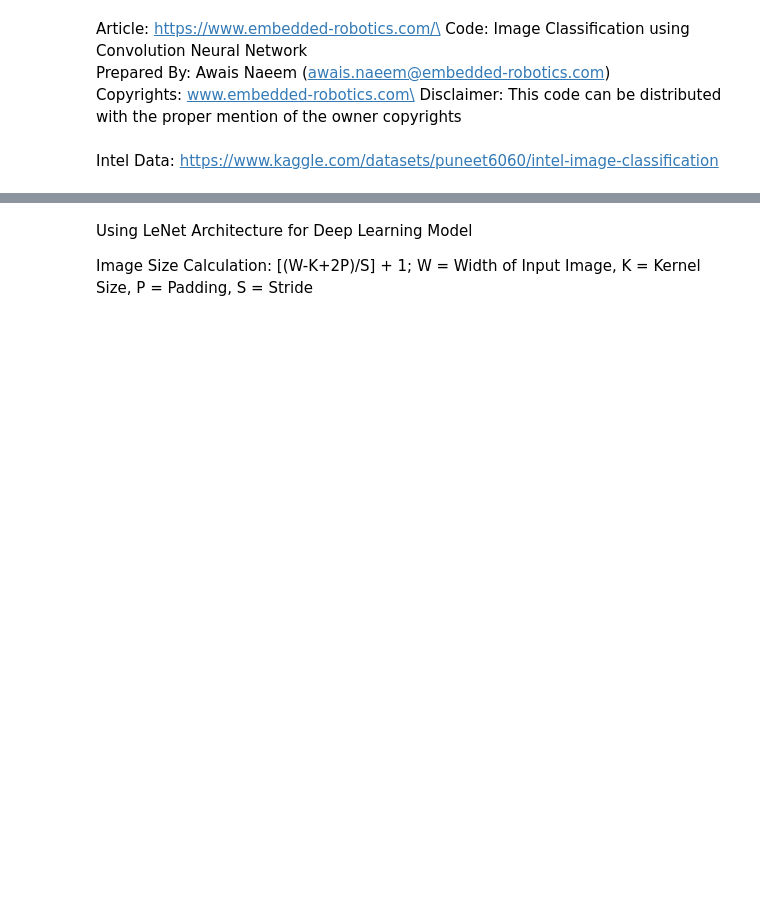
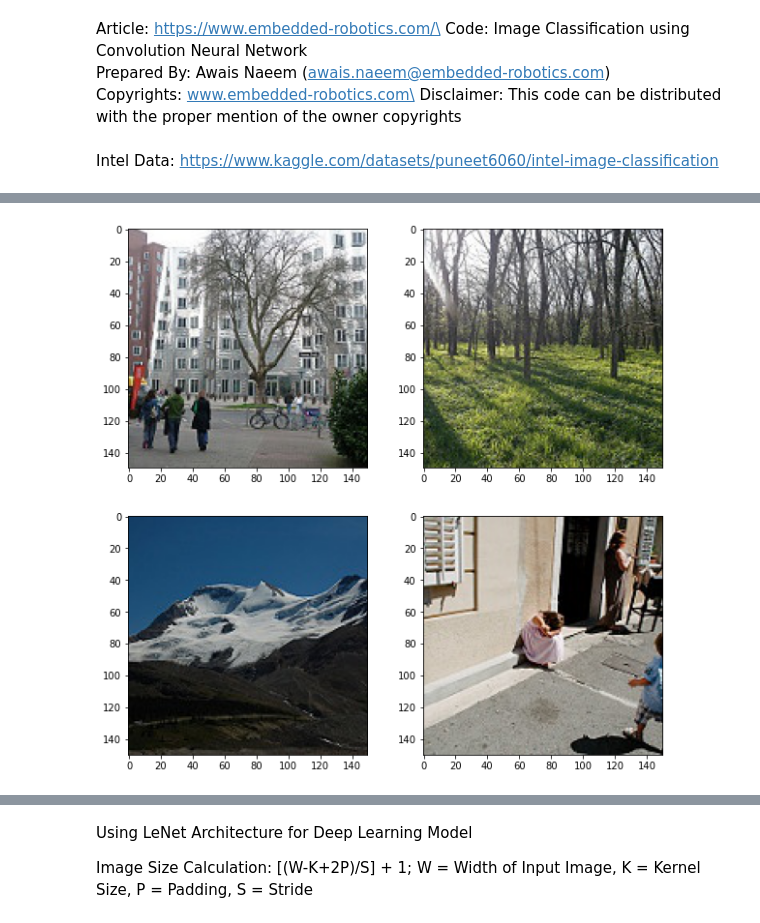
Before and after one commit to embedded-robotics/datascience, a Jupyter notebook: pytorch_cnn_intel_image_classification/pytorch_cnn_intel_image_classification.ipynb, the cells around one changed output, grey strips where cells are left out. Cells and saved outputs as stored; diff of their text form; code cells hidden in the pictures; blank space fills up the shorter version.

```diff
--- a/pytorch_cnn_intel_image_classification/pytorch_cnn_intel_image_classification.ipynb
+++ b/pytorch_cnn_intel_image_classification/pytorch_cnn_intel_image_classification.ipynb
@@ -37,6 +37,7 @@ for (out_class, out_label) in classes_dict.items():
         img = imread(img_path)
         img = img/255.0
         img = resize(img, (150,150,3), anti_aliasing=True)
+        img = img.astype('float32')
         train_X.append(img)
         train_y.append(out_label)
 # %%
@@ -74,14 +73,16 @@ print('Train y:', test_y.shape)
 # %%
 plt.figure(figsize=(10,10))
 plt.subplot(221)
 plt.imshow(train_X[0], cmap='gray')
 plt.subplot(222)
-plt.imshow(train_X[20], cmap='gray')
+plt.imshow(train_X[3000], cmap='gray')
 plt.subplot(223)
-plt.imshow(train_X[60], cmap='gray')
+plt.imshow(train_X[6000], cmap='gray')
 plt.subplot(224)
-plt.imshow(train_X[120], cmap='gray')
+plt.imshow(train_X[12000], cmap='gray')
 plt.show()
+# %% [output]
+[figure, added]
 # %%
 plt.figure(figsize=(10,10))
 plt.subplot(221)
```
Also changed, not shown: parts of 13 cells of this notebook, 2 other files.
